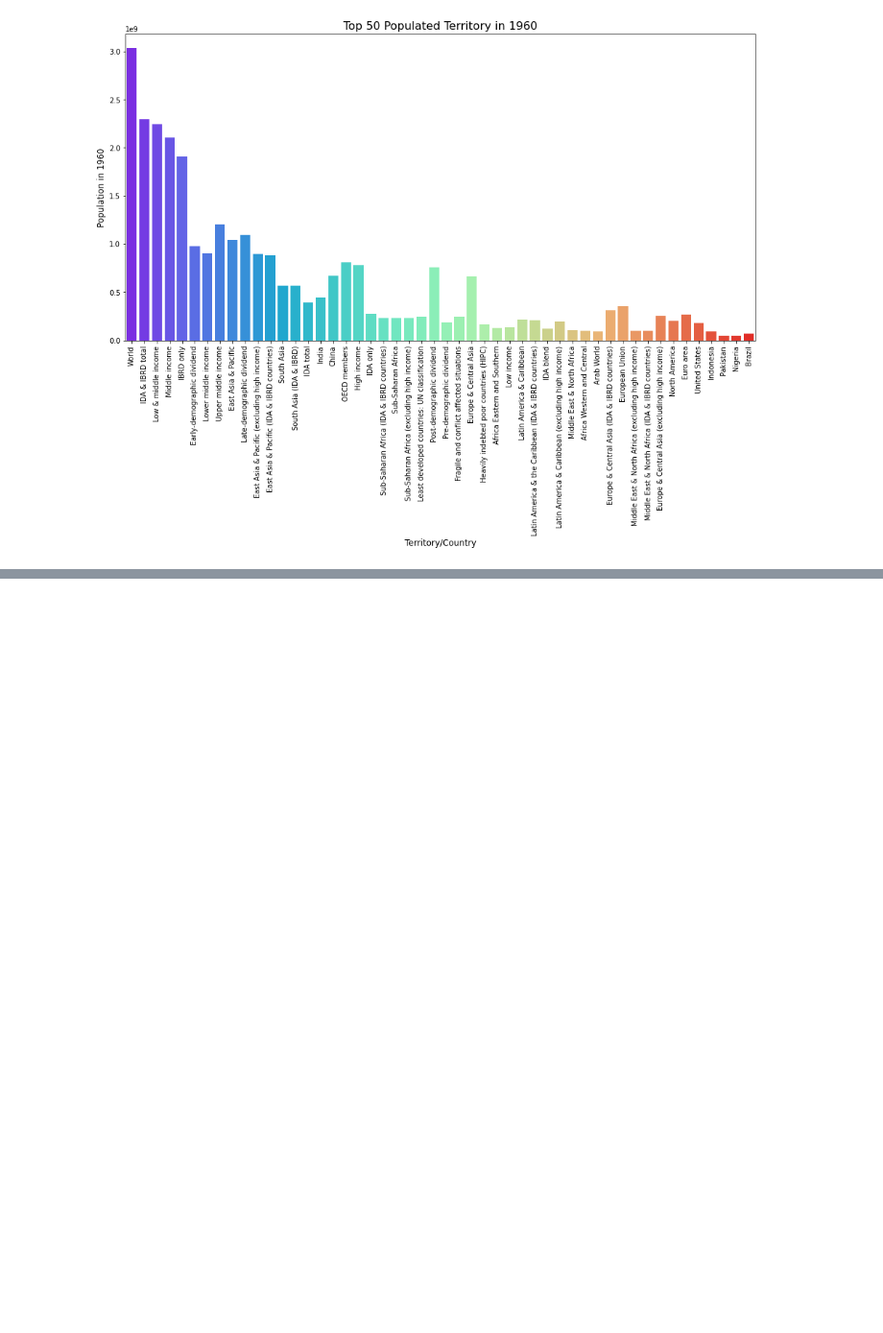
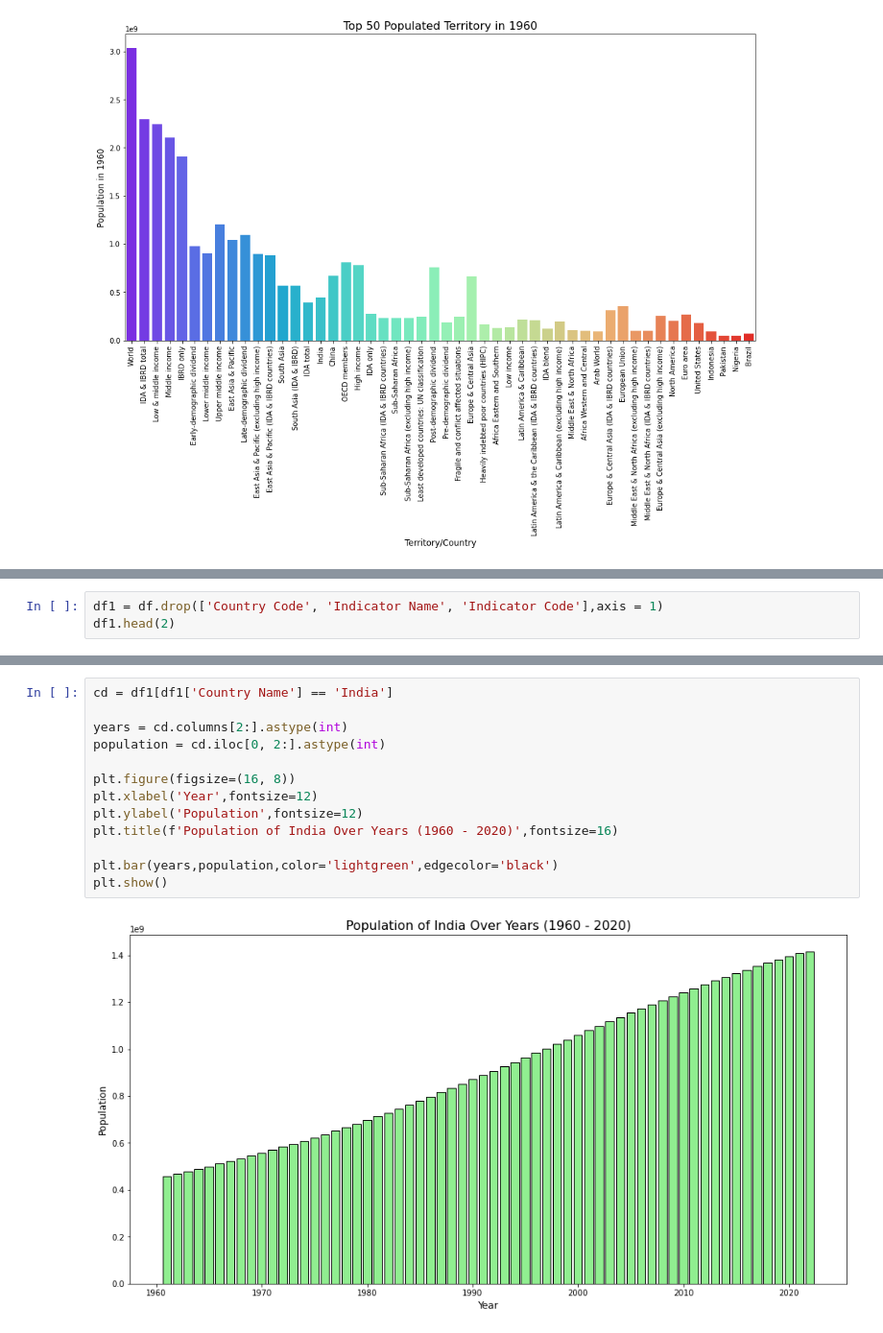
Before and after one commit to Shaneela07/Prodigy_DS_01, a Jupyter notebook: Prodigy Task1.ipynb, the cells around one changed output, grey strips where cells are left out. Shown: that part at 96% size. Saved outputs shown, nothing was run; the diff lists cells and outputs as text; blank space fills up the shorter version.

```diff
--- a/Prodigy Task1.ipynb
+++ b/Prodigy Task1.ipynb
@@ -108,0 +108,3 @@ Thank You
+# %%
+df1 = df.drop(['Country Code', 'Indicator Name', 'Indicator Code'],axis = 1)
+df1.head(2)
@@ -108,0 +134,15 @@ Thank You
+# %%
+cd = df1[df1['Country Name'] == 'India']
+
+years = cd.columns[2:].astype(int)
+population = cd.iloc[0, 2:].astype(int)
+
+plt.figure(figsize=(16, 8))
+plt.xlabel('Year',fontsize=12)
+plt.ylabel('Population',fontsize=12)
+plt.title(f'Population of India Over Years (1960 - 2020)',fontsize=16)
+
+plt.bar(years,population,color='lightgreen',edgecolor='black')
+plt.show()
+# %% [output]
+[figure, added]
```
Also changed, not shown: parts of 8 cells of this notebook.
